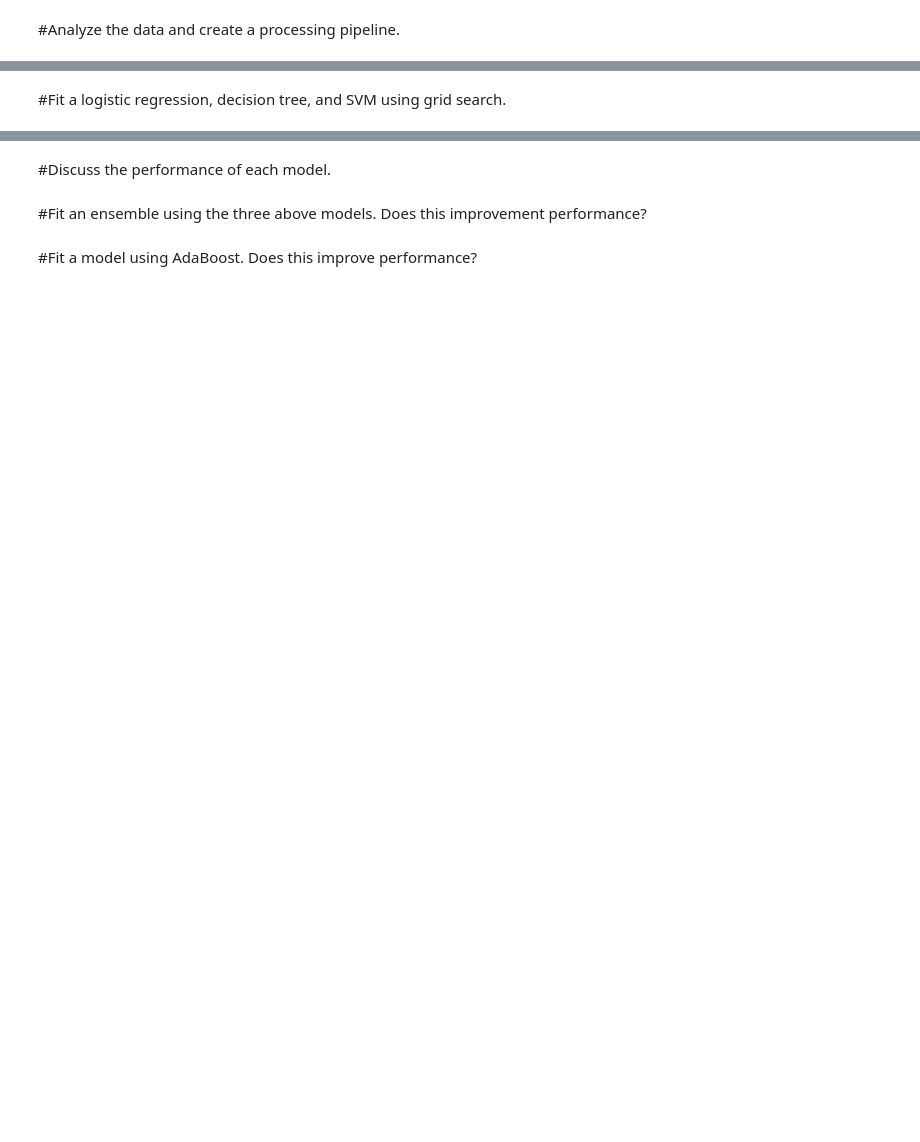
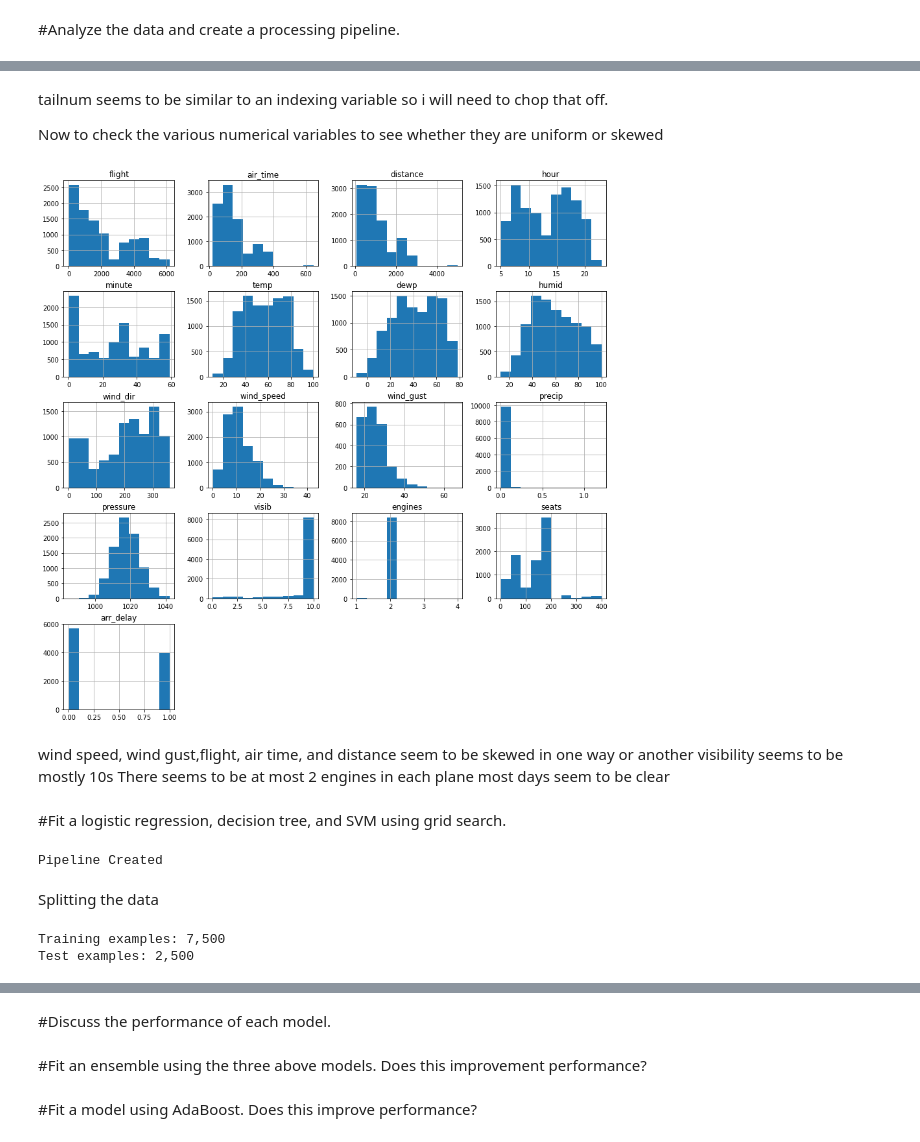
Before and after one commit to ed765super/Assignment-8-Ensembles, a Jupyter notebook: DATA602_Assignment_8_Ensembles.ipynb, the cells around one changed output, grey strips where cells are left out. Cells and saved outputs as stored; diff of their text form; code cells hidden in the pictures; blank space fills up the shorter version.

```diff
--- a/DATA602_Assignment_8_Ensembles.ipynb
+++ b/DATA602_Assignment_8_Ensembles.ipynb
@@ -20,2 +118,55 @@ Submit a link to the GitHub repo where you post the notebook.
+# %% [markdown]
+tailnum seems to be similar to an indexing variable so i will need to chop that off.
+
+Now to check the various numerical variables to see whether they are uniform or skewed
+# %%
+from matplotlib.pyplot import figure
+plt.rcParams["figure.figsize"] = (15,15)
+df.select_dtypes(['int64','float64']).hist()
+plt.show()
+# %% [output]
+[figure, added]
+# %% [markdown]
+wind speed, wind gust,flight, air time, and distance seem to be skewed in one way or another
+visibility seems to be mostly 10s
+There seems to be at most 2 engines in each plane most days seem to be clear
 # %% [markdown]
 #Fit a logistic regression, decision tree, and SVM using grid search.
+# %%
+from sklearn.pipeline import Pipeline
+from sklearn.compose import ColumnTransformer
+from sklearn.impute import SimpleImputer
+from sklearn.preprocessing import OneHotEncoder
+from sklearn.preprocessing import StandardScaler
+#First grab all the columns and put em in lists
+nums = df.dtypes[df.dtypes != 'object'].index.tolist()
+cats = df.dtypes[df.dtypes == 'object'].index.tolist()
+
+#Now remove the columns I dont think I need
+cats = [x for x in cats if x not in ['tailnum']]
+
+num_pipeline = Pipeline([('impute_missing', SimpleImputer(strategy='median')),
+                           ('standardize_num', StandardScaler())
+                        ])
+
+cat_pipeline = Pipeline([('impute_missing_cats', SimpleImputer(strategy='most_frequent')),
+                          ('create_dummies_cats', OneHotEncoder(handle_unknown='ignore', drop='first'))])
+
+processing_pipeline = ColumnTransformer(transformers=[('proc_numeric', num_pipeline, nums),
+                                                      ('create_dummies', cat_pipeline, cats)])
+
+print('Pipeline Created')
+# %% [output]
+Pipeline Created
+# %% [markdown]
+Splitting the data
+# %%
+from sklearn.model_selection import train_test_split
+
+tX_train, tX_test, ty_train, ty_test = train_test_split(df[nums+cats], df["arr_delay"], test_size=0.25)
+
+print(f'Training examples: {tX_train.shape[0]:,}')
+print(f'Test examples: {tX_test.shape[0]:,}')
+# %% [output]
+Training examples: 7,500
+Test examples: 2,500
```
Also changed, not shown: parts of 20 cells of this notebook.
